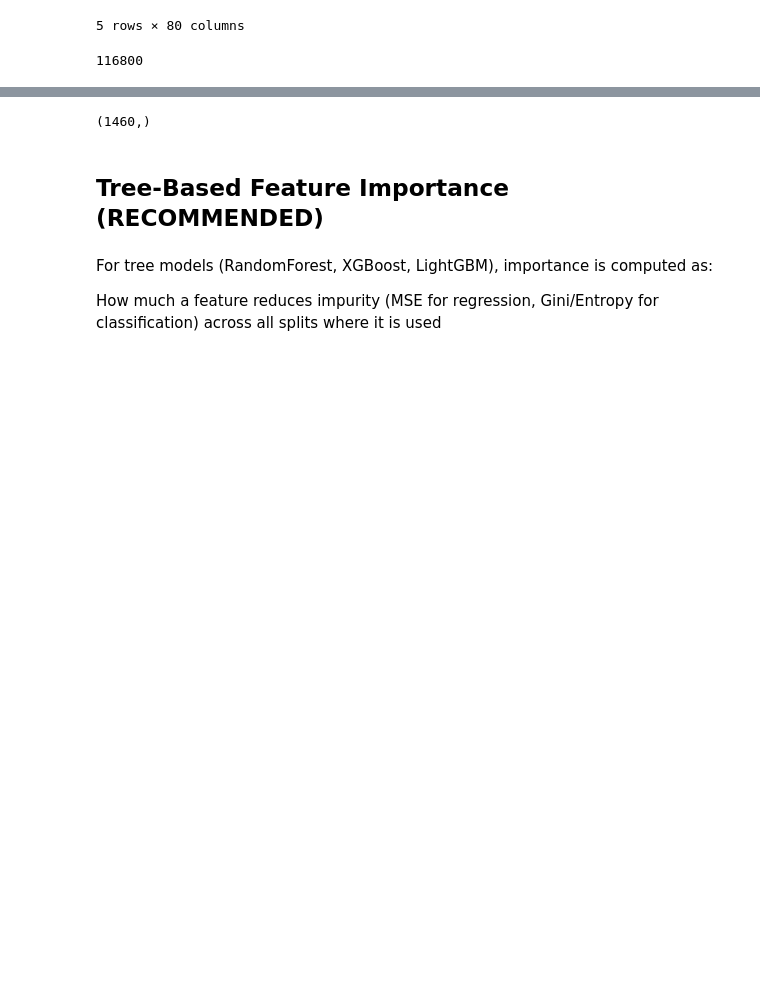
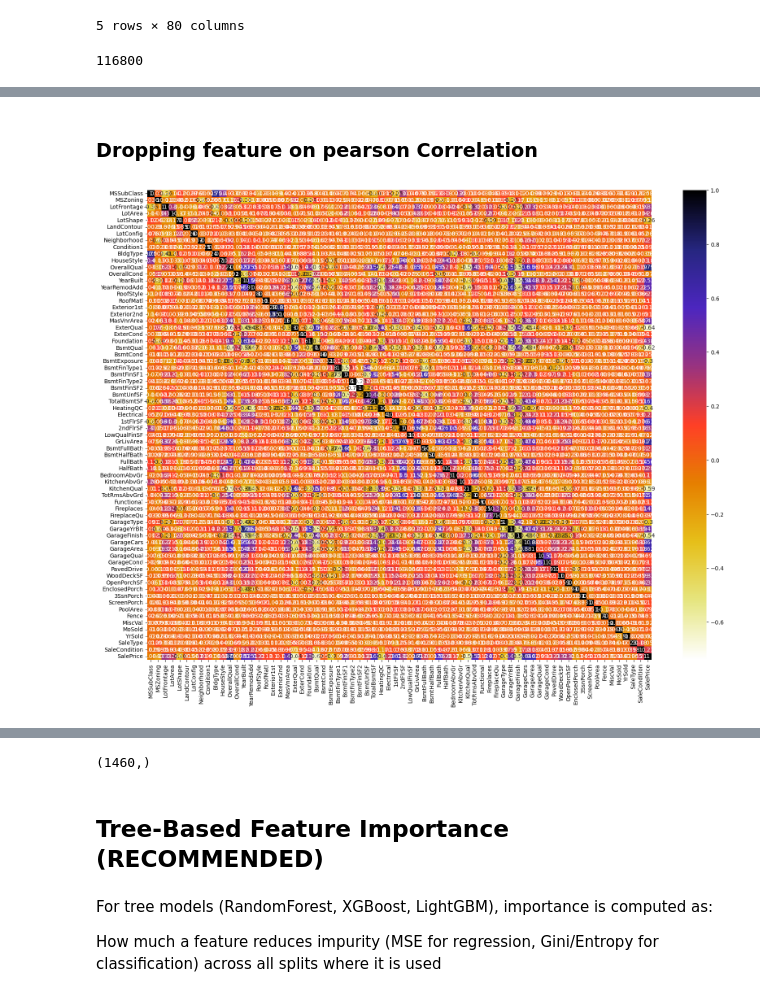
Before and after one commit to sachialgoexpert/ml, a Jupyter notebook: src/regression/houseprice.ipynb, the cells around one changed output, grey strips where cells are left out. Drawn from its saved outputs; the diff is of its cells as text; code cells hidden in the pictures; blank space fills up the shorter version.

```diff
--- a/src/regression/houseprice.ipynb
+++ b/src/regression/houseprice.ipynb
@@ -166,0 +172,6 @@ df.size
+# %%
+from sklearn.feature_selection import VarianceThreshold
+var_thres=VarianceThreshold(threshold=0.1)
+var_thres.fit(df)
+filtered_features=var_thres.get_feature_names_out()
+print(filtered_features)
@@ -166,0 +205,3 @@ df.size
+# %%
+df_filtered = df[filtered_features]
+df_filtered.head()
@@ -167 +216,13 @@ df.size
+# %% [markdown]
+### Dropping feature on pearson Correlation
+# %%
+import seaborn as sns
+import matplotlib.pyplot as plt
+import numpy as np
+plt.figure(figsize=(20,15))
+corr=df_filtered.corr()
+sns.heatmap(corr,annot=True,cmap=plt.cm.CMRmap_r)
+plt.show()
+# %% [output]
+[figure, added]
 # %%
```
Also changed, not shown: parts of 42 cells of this notebook, 1 other file.
